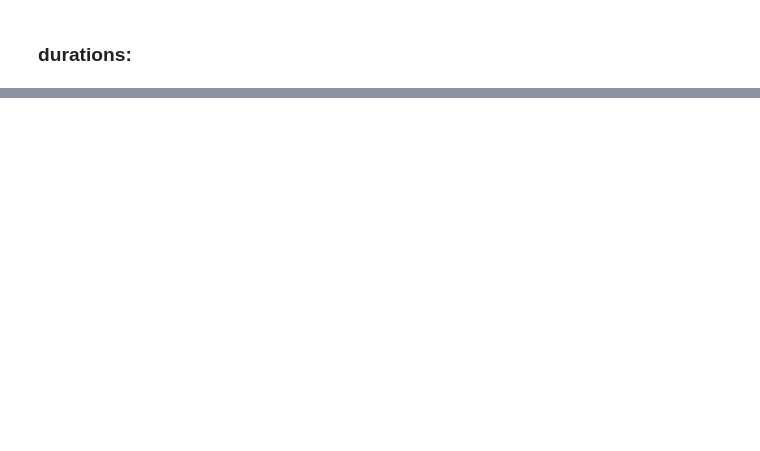
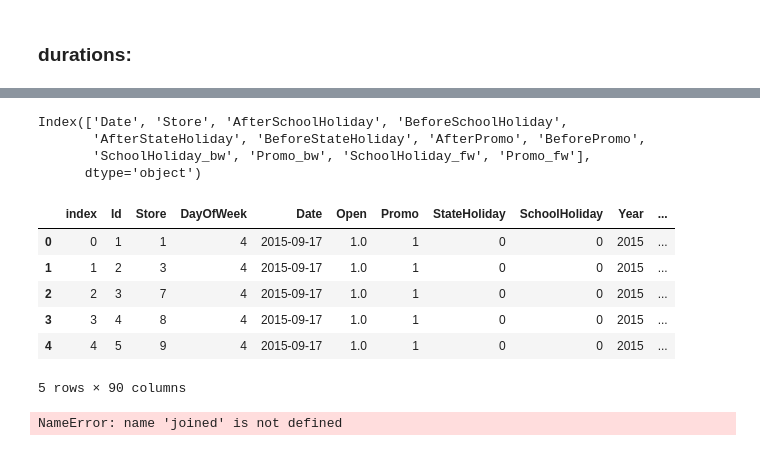
Before and after one commit to m-fzi/KagglePractice, a Jupyter notebook: rossmann/Rossmann_data_clean.ipynb, the cells around one changed output, grey strips where cells are left out. Drawn from its saved outputs; the diff is of its cells as text; code cells hidden in the pictures; blank space fills up the shorter version.

```diff
--- a/rossmann/Rossmann_data_clean.ipynb
+++ b/rossmann/Rossmann_data_clean.ipynb
@@ -435,0 +474,2 @@ df_hi
+# %%
+df.drop(columns,1,inplace=True)
@@ -435,0 +487,12 @@ df_hi
+# %%
+df["Date"] = pd.to_datetime(df.Date)
+# %%
+df.columns
+# %% [output]
+Index(['Date', 'Store', 'AfterSchoolHoliday', 'BeforeSchoolHoliday',
+       'AfterStateHoliday', 'BeforeStateHoliday', 'AfterPromo', 'BeforePromo',
+       'SchoolHoliday_bw', 'Promo_bw', 'SchoolHoliday_fw', 'Promo_fw'],
+      dtype='object')
+# %%
+joined = pd.read_pickle('joined')
+joined_test = pd.read_pickle('joined_test')
@@ -435,0 +501,2 @@ df_hi
+# %%
+joined_test = join_df(joined_test, df, ['Store', 'Date'])
@@ -435,0 +505,10 @@ df_hi
+# %%
+joined_test.head()
+# %% [output]
+|  | index | Id | Store | DayOfWeek | Date | Open | Promo | StateHoliday | SchoolHoliday | Year | ... |
+| 0 | 0 | 1 | 1 | 4 | 2015-09-17 | 1.0 | 1 | 0 | 0 | 2015 | ... |
+| 1 | 1 | 2 | 3 | 4 | 2015-09-17 | 1.0 | 1 | 0 | 0 | 2015 | ... |
+| 2 | 2 | 3 | 7 | 4 | 2015-09-17 | 1.0 | 1 | 0 | 0 | 2015 | ... |
+| 3 | 3 | 4 | 8 | 4 | 2015-09-17 | 1.0 | 1 | 0 | 0 | 2015 | ... |
+| 4 | 4 | 5 | 9 | 4 | 2015-09-17 | 1.0 | 1 | 0 | 0 | 2015 | ... |
+5 rows × 90 columns
@@ -435,0 +518,5 @@ df_hi
+# %%
+joined.to_pickle('train_clean')
+joined_test.to_pickle('test_clean')
+# %% [output]
+NameError: name 'joined' is not defined
```
Also changed, not shown: parts of 46 cells of this notebook.
